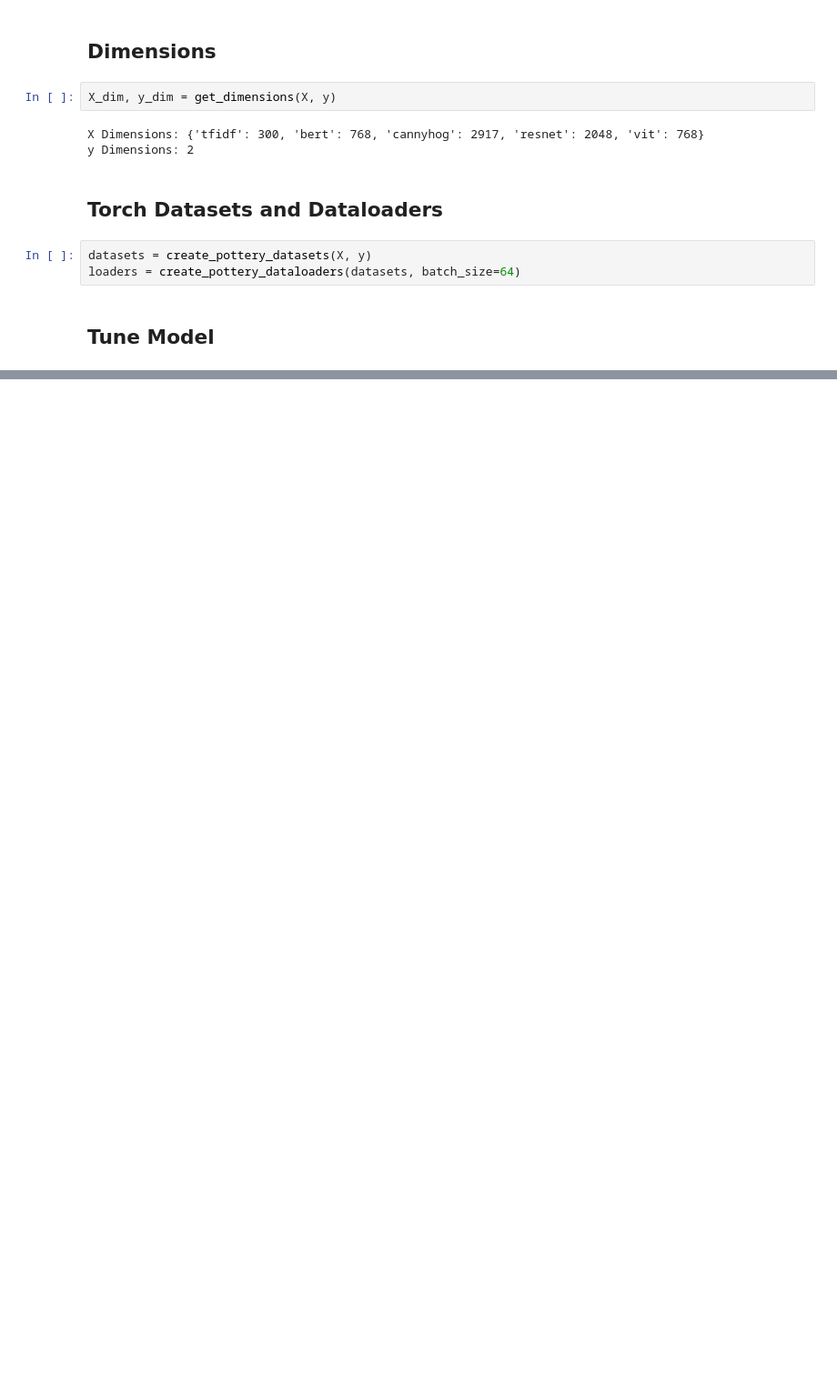
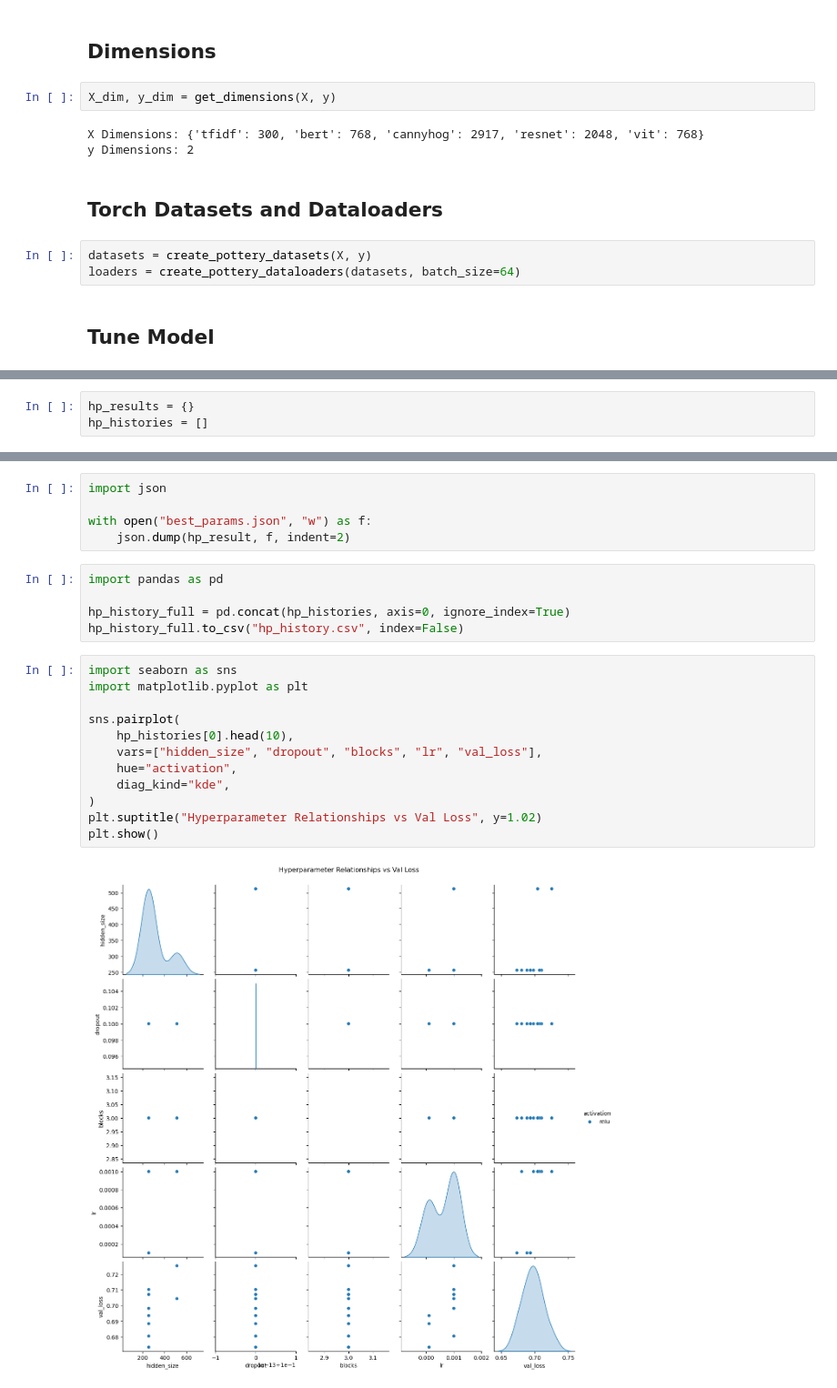
Before and after one commit to dimitris-kr/AgoraPottery, a Jupyter notebook: 02_chronology_prediction/NN/regression/02_model_tuning.ipynb, the cells around one changed output, grey strips where cells are left out. Shown: that part at 91% size. Cells and saved outputs as stored; diff of their text form; blank space fills up the shorter version.

```diff
--- a/02_chronology_prediction/NN/regression/02_model_tuning.ipynb
+++ b/02_chronology_prediction/NN/regression/02_model_tuning.ipynb
@@ -88,4 +91,7 @@ param_grid = {
     # "weight_decay": [1e-5, 1e-6, 1e-7],
     "weight_decay": [1e-5, 1e-6],
 }
+# %%
+hp_results = {}
+hp_histories = []
 # %%
@@ -162,0 +177,24 @@ best_result
+# %%
+import json
+
+with open("best_params.json", "w") as f:
+    json.dump(hp_result, f, indent=2)
+# %%
+import pandas as pd
+
+hp_history_full = pd.concat(hp_histories, axis=0, ignore_index=True)
+hp_history_full.to_csv("hp_history.csv", index=False)
+# %%
+import seaborn as sns
+import matplotlib.pyplot as plt
+
+sns.pairplot(
+    hp_histories[0].head(10),
+    vars=["hidden_size", "dropout", "blocks", "lr", "val_loss"],
+    hue="activation",
+    diag_kind="kde",
+)
+plt.suptitle("Hyperparameter Relationships vs Val Loss", y=1.02)
+plt.show()
+# %% [output]
+[figure, added]
```
Also changed, not shown: parts of 14 cells of this notebook, 4 other files.
